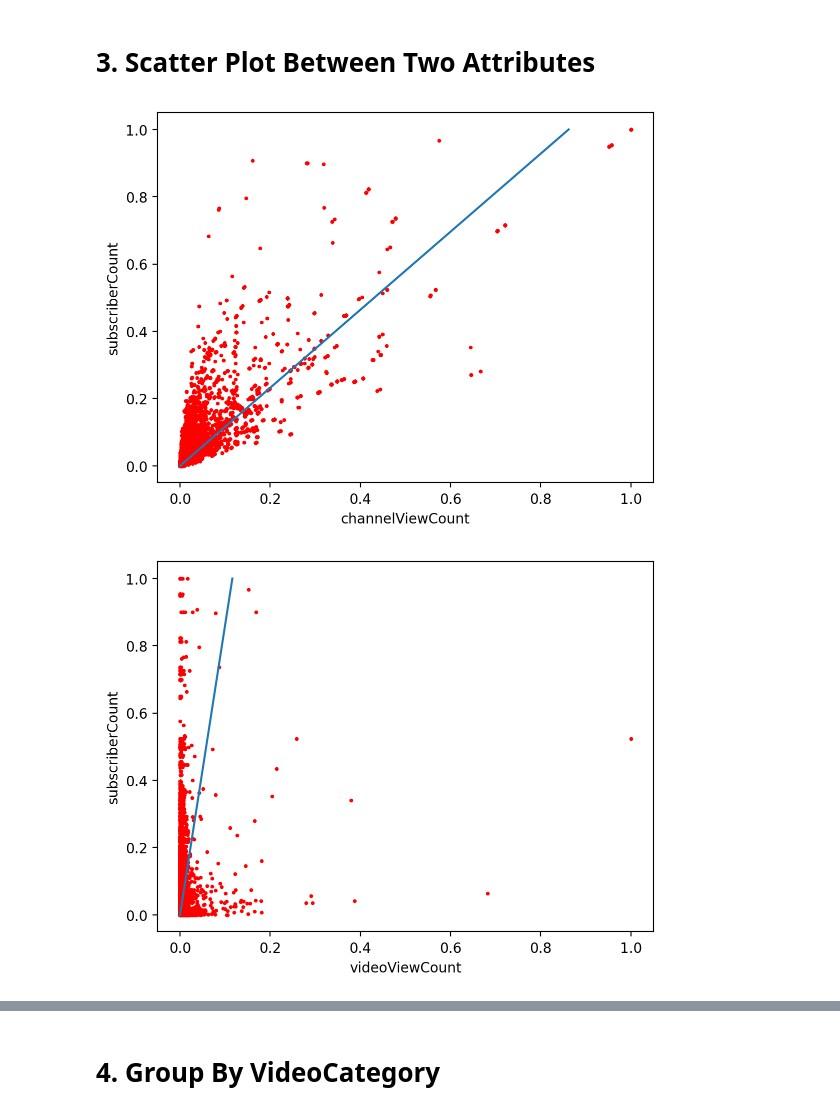
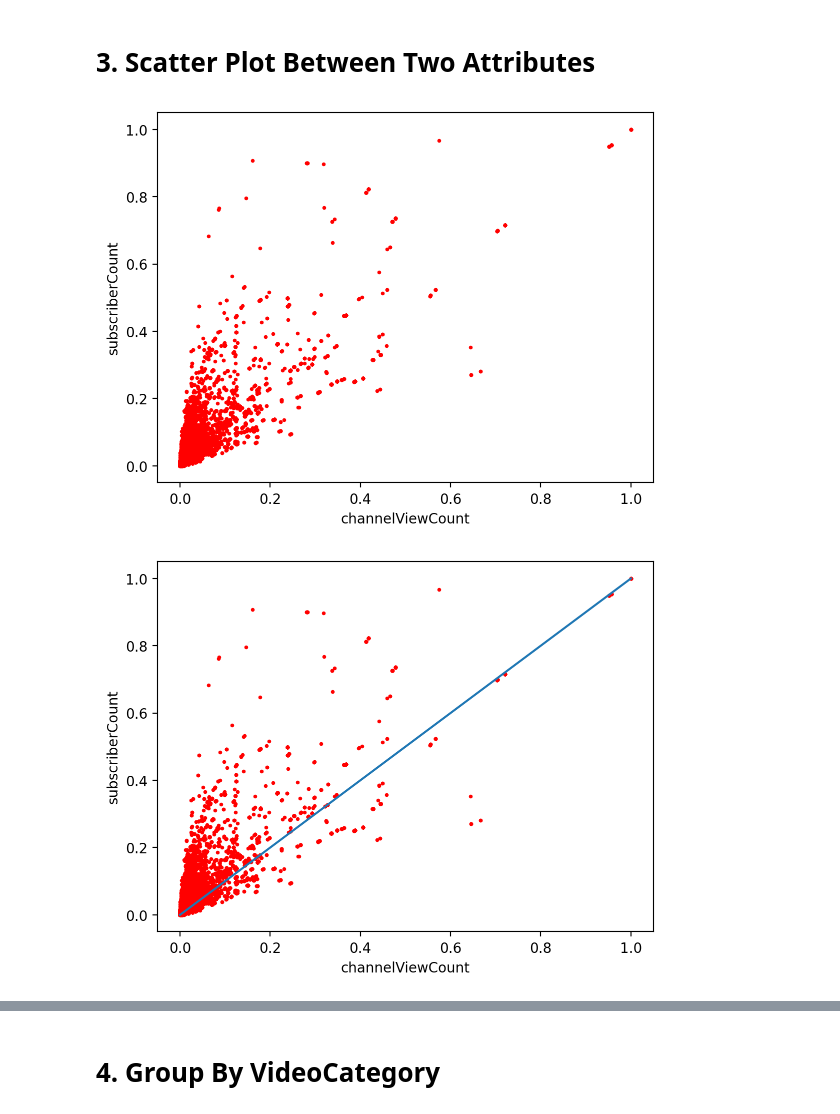
Before and after one commit to larrylai19/1111-DataMining-Final, a Jupyter notebook: data-mining.ipynb, the cells around one changed output, grey strips where cells are left out. Cells and saved outputs as stored; diff of their text form; code cells hidden in the pictures.

```diff
--- a/data-mining.ipynb
+++ b/data-mining.ipynb
@@ -55,8 +51,42 @@ def draw_scatter(data, attributeName1, attributeName2, x, y):
-# %%
-y = np.linspace(0, 1); x = 0.8619 * y
-draw_scatter(data, 'channelViewCount', 'subscriberCount', x, y)
-y = np.linspace(0, 1); x = 0.1161 * y
-draw_scatter(data, 'videoViewCount', 'subscriberCount', x, y)
-# %% [output]
-[figure, removed]
-[figure, removed]
+# %%
+def draw_scatter(data, attributeName1, attributeName2):
+    # Use minmax to normalize (value between 0 ~ 1)
+    attribute1_minmax = (data[attributeName1] - data[attributeName1].min()) / (data[attributeName1].max() - data[attributeName1].min())
+    attribute2_minmax = (data[attributeName2] - data[attributeName2].min()) / (data[attributeName2].max() - data[attributeName2].min())
+    plt.scatter(list(attribute1_minmax), list(attribute2_minmax), s=3, c='red')
+    plt.xlabel(attributeName1)
+    plt.ylabel(attributeName2)
+    plt.show()
+
+def draw_scatter_with_line(data, attributeName1, attributeName2, x, y):
+    # Use minmax to normalize (value between 0 ~ 1)
+    attribute1_minmax = (data[attributeName1] - data[attributeName1].min()) / (data[attributeName1].max() - data[attributeName1].min())
+    attribute2_minmax = (data[attributeName2] - data[attributeName2].min()) / (data[attributeName2].max() - data[attributeName2].min())
+    plt.scatter(list(attribute1_minmax), list(attribute2_minmax), s=3, c='red')
+    plt.plot(x, y)
+    plt.xlabel(attributeName1)
+    plt.ylabel(attributeName2)
+    plt.show()
+
+def draw_scatter_with_correlation(data, attributeName1, attributeName2):
+    # Use minmax to normalize (value between 0 ~ 1)
+    attribute1_minmax = (data[attributeName1] - data[attributeName1].min()) / (data[attributeName1].max() - data[attributeName1].min())
+    attribute2_minmax = (data[attributeName2] - data[attributeName2].min()) / (data[attributeName2].max() - data[attributeName2].min())
+    df = pd.DataFrame({
+                attributeName1: list(attribute1_minmax),
+                attributeName2: list(attribute2_minmax)
+            })
+    sns.lmplot(x=attributeName1, y=attributeName2, data=df, line_kws={'color': 'red'})
+    plt.xlabel(attributeName1)
+    plt.ylabel(attributeName2)
+    plt.show()
+# %%
+draw_scatter(data, 'channelViewCount', 'subscriberCount')
+
+x = np.linspace(0, 1); y = x
+draw_scatter_with_line(data, 'channelViewCount', 'subscriberCount', x, y)
+
+draw_scatter_with_correlation(data, 'channelViewCount', 'subscriberCount')
+# %% [output]
+[figure, added]
+[figure, added]
```
Also changed, not shown: parts of 5 cells of this notebook, 3 other files.
